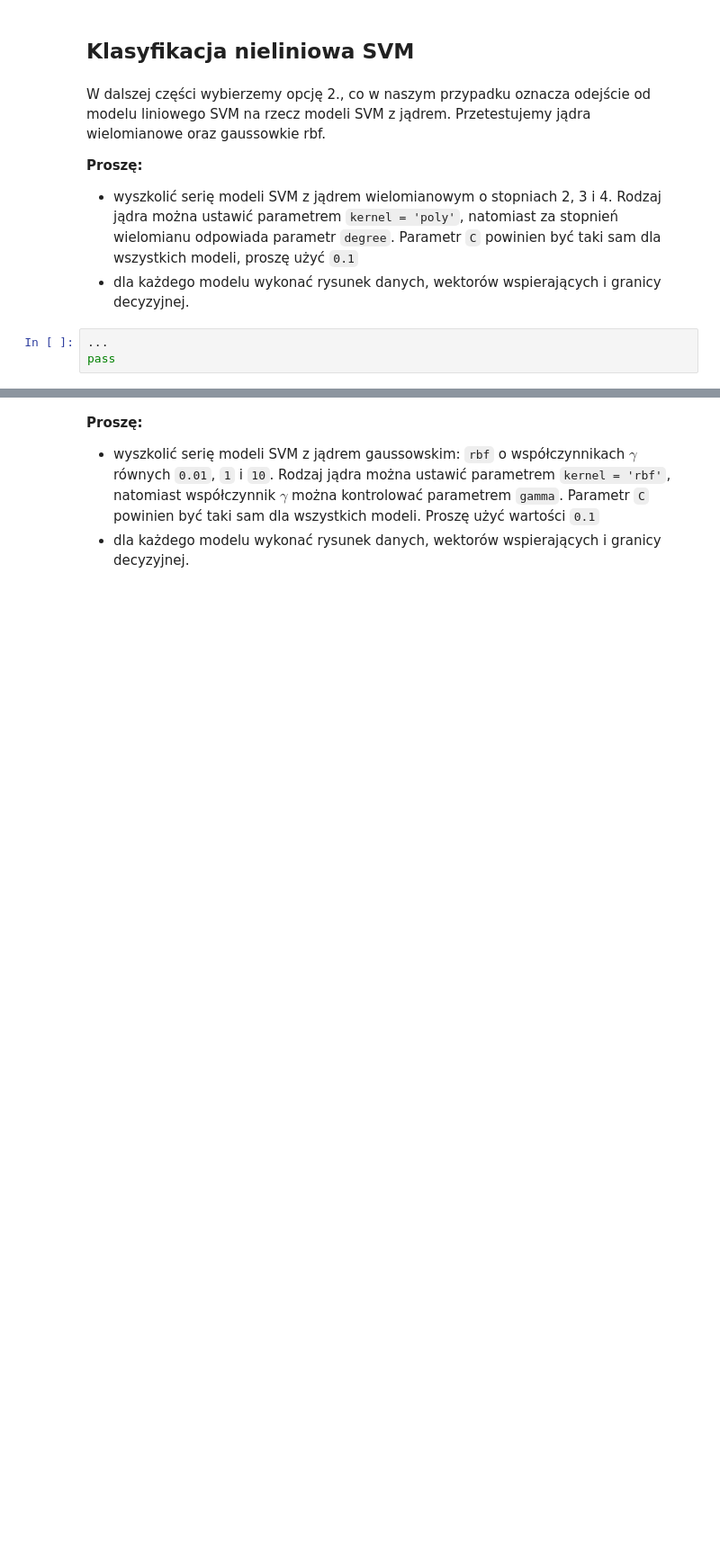
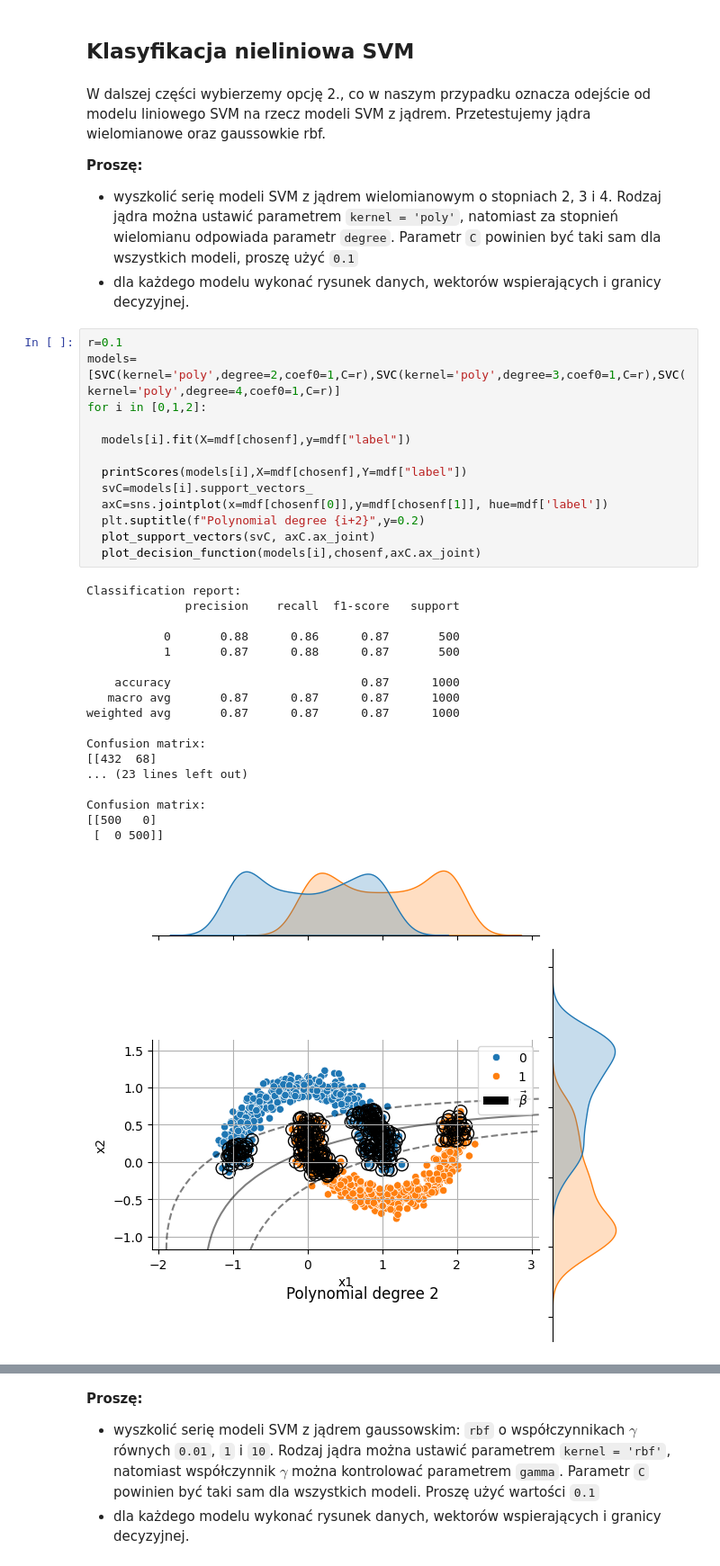
Before and after one commit to m-warda/ML2627, a Jupyter notebook: 07_SVM.ipynb, the cells around one changed output, grey strips where cells are left out. Shown at 90% size. Cells and saved outputs as stored; diff of their text form; blank space fills up the shorter version.

```diff
--- a/07_SVM.ipynb
+++ b/07_SVM.ipynb
@@ -450,6 +457,35 @@ W dalszej części wybierzemy opcję 2., co w naszym przypadku oznacza odejście
 **Proszę:**
 * wyszkolić serię modeli SVM z jądrem wielomianowym o stopniach 2, 3 i 4. Rodzaj jądra można ustawić parametrem `kernel = 'poly'`, natomiast za stopnień wielomianu odpowiada parametr `degree`. Parametr `C` powinien być taki sam dla wszystkich modeli, proszę użyć `0.1`
 * dla każdego modelu wykonać rysunek danych, wektorów wspierających i granicy decyzyjnej.
-# %%
-...
-pass
+# %%
+r=0.1
+models=[SVC(kernel='poly',degree=2,coef0=1,C=r),SVC(kernel='poly',degree=3,coef0=1,C=r),SVC(kernel='poly',degree=4,coef0=1,C=r)]
+for i in [0,1,2]:
+
+  models[i].fit(X=mdf[chosenf],y=mdf["label"])
+
+  printScores(models[i],X=mdf[chosenf],Y=mdf["label"])
+  svC=models[i].support_vectors_
+  axC=sns.jointplot(x=mdf[chosenf[0]],y=mdf[chosenf[1]], hue=mdf['label'])
+  plt.suptitle(f"Polynomial degree {i+2}",y=0.2)
+  plot_support_vectors(svC, axC.ax_joint)
+  plot_decision_function(models[i],chosenf,axC.ax_joint)
+# %% [output]
+Classification report:
+              precision    recall  f1-score   support
+
+           0       0.88      0.86      0.87       500
+           1       0.87      0.88      0.87       500
+
+    accuracy                           0.87      1000
+   macro avg       0.87      0.87      0.87      1000
+weighted avg       0.87      0.87      0.87      1000
+
+Confusion matrix:
+[[432  68]
+... (23 lines left out)
+
+Confusion matrix:
+[[500   0]
+ [  0 500]]
+[figure, added]
```
Also changed, not shown: parts of 5 cells of this notebook.
